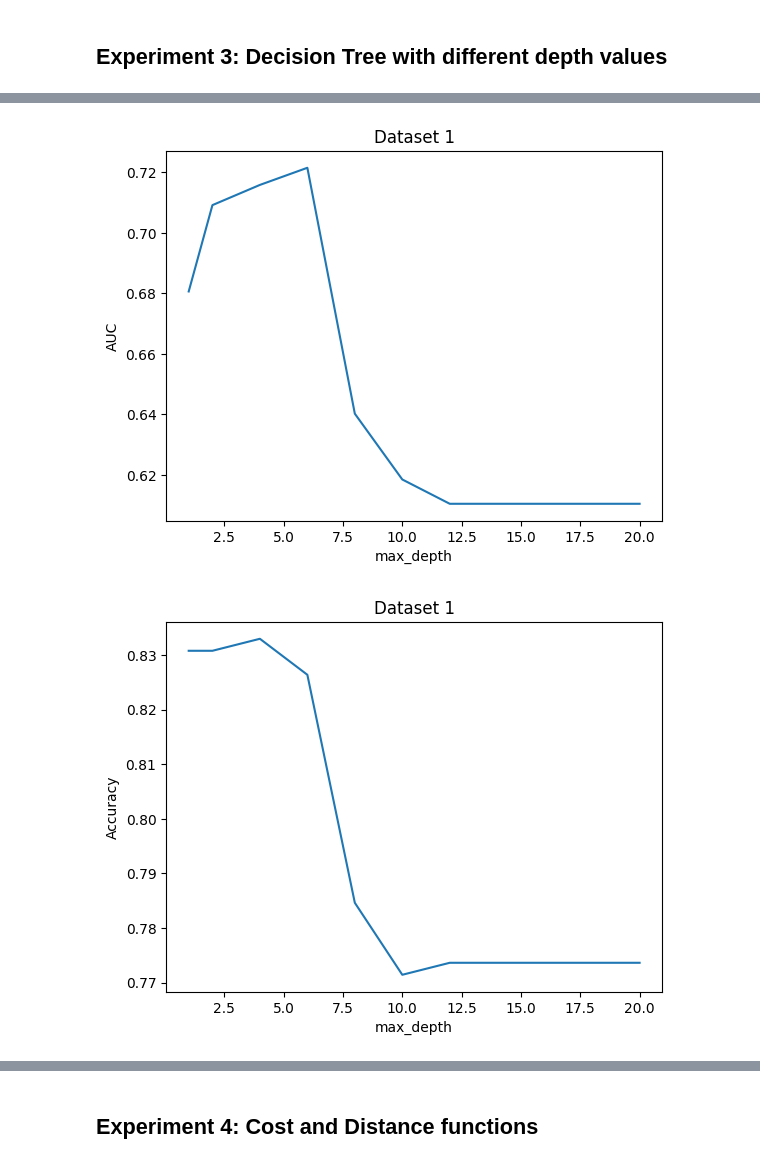
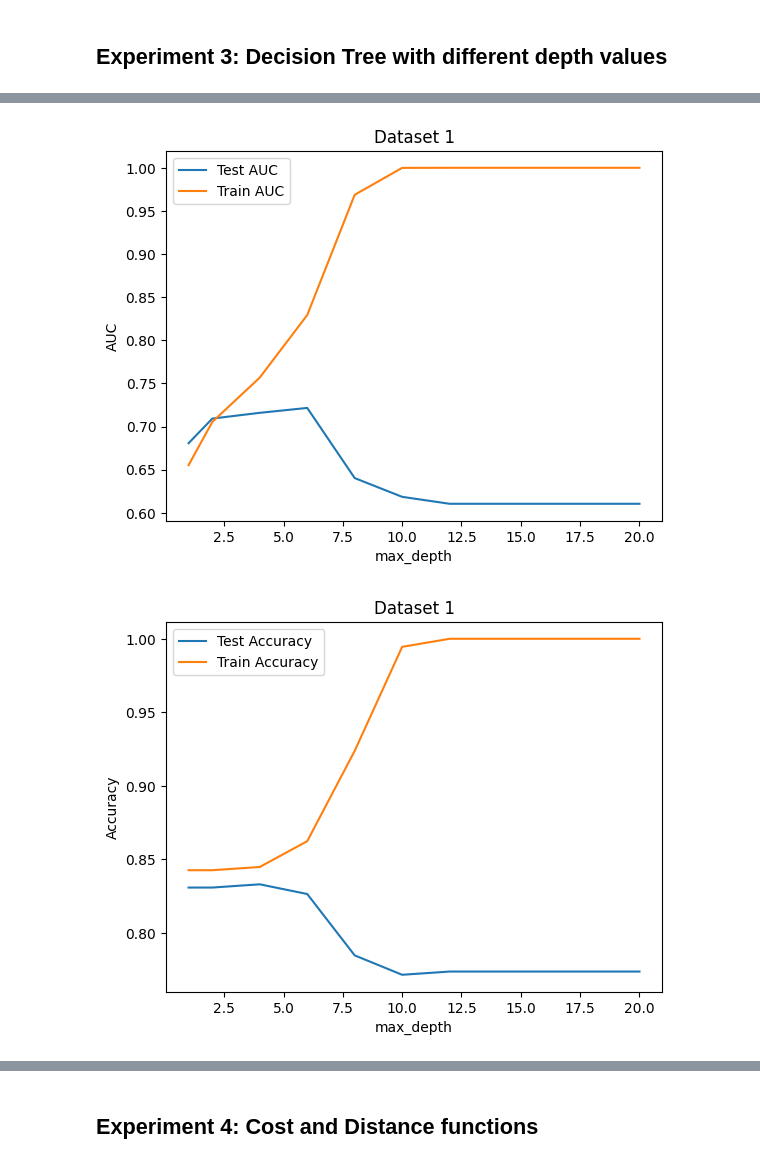
Before and after one commit to rudolfKischer/comp551asgn1, a Jupyter notebook: KNNexperiments.ipynb, the cells around one changed output, grey strips where cells are left out. Cells and saved outputs as stored; diff of their text form; code cells hidden in the pictures.

```diff
--- a/KNNexperiments.ipynb
+++ b/KNNexperiments.ipynb
@@ -1103,8 +1106,8 @@ def experiment3(D, test_split=0.2, max_depth_start=1, max_depth_stop=10, max_dep
   return results
 
 # Run the experiment on the two datasets
-results_1 = experiment3(dataset_1, max_depth_stop=20, max_depth_step=2)
-results_2 = experiment3(dataset_2)
+ex3_results_1 = experiment3(dataset_1, max_depth_stop=20, max_depth_step=2)
+ex3_results_2 = experiment3(dataset_2)
 # %% [output]
 max_depth=1, AUC_t=0.6551747604529616, AUC_e=0.6806156806156806, Accuracy_t=0.8425671969281404, Accuracy_e=0.8307692307692308
 max_depth=2, AUC_t=0.7052720764372823, AUC_e=0.7091836734693877, Accuracy_t=0.8425671969281404, Accuracy_e=0.8307692307692308
@@ -1126,52 +1129,56 @@ max_depth=10, AUC_t=1.0, AUC_e=0.9893617021276595, Accuracy_t=1.0, Accuracy_e=0.
 # %%
 def plot_result_exp3(results, title):
   plt.plot(results['max_depth'], results['AUC_e'], label='Test AUC')
+  plt.plot(results['max_depth'], results['AUC_t'], label='Train AUC')
   plt.xlabel('max_depth')
   plt.ylabel('AUC')
+  plt.legend()
   plt.title(title)
   plt.show()
 
   # plot the accuracy for each max_depth value
   plt.plot(results['max_depth'], results['Accuracy_e'], label='Test Accuracy')
+  plt.plot(results['max_depth'], results['Accuracy_t'], label='Train Accuracy')
   plt.xlabel('max_depth')
   plt.ylabel('Accuracy')
+  plt.legend()
   plt.title(title)
   plt.show()
 # %%
 
 # plot the results for each dataset
-plot_result_exp3(results_1, 'Dataset 1')
-plot_result_exp3(results_2, 'Dataset 2')
+plot_result_exp3(ex3_results_1, 'Dataset 1')
+plot_result_exp3(ex3_results_2, 'Dataset 2')
 
 # plot the roc curve for the best max_depth value, the worst max_depth value, and the middle max_depth value
 def plot_max_depth_roc(results, max_depth_values, title):
   for max_depth in max_depth_values:
     row = results[results['max_depth'] == max_depth]
     fpr = row['fpr_e'].values[0]
     tpr = row['tpr_e'].values[0]
     roc_auc = row['AUC_e'].values[0]
     fpr_t = row['fpr_t'].values[0]
     tpr_t = row['tpr_t'].values[0]
     roc_auc_t = row['AUC_t'].values[0]
     plot_t_e_roc_curve(fpr_t, tpr_t, roc_auc_t, fpr, tpr, roc_auc, title + f' max_depth={max_depth}')
 
 
 def get_max_depth_to_plot(results):
   min_auc = results['Accuracy_e'].min()
   max_auc = results['Accuracy_e'].max()
 
   # get the k values for the min, max, and median AUC
   min_depth_values = results[results['Accuracy_e'] == min_auc]['max_depth'].iloc[0]
   max_max_depth_values = results[results['Accuracy_e'] == max_auc]['max_depth'].iloc[0]
 
   # get the first from each series
 
   # middle_k = middle_k_values.iloc[0]
   max_depth_values = [min_depth_values, max_max_depth_values]
   return max_depth_values
 
-plot_max_depth_roc(results_1, get_max_depth_to_plot(results_1), 'Dataset 1')
-plot_max_depth_roc(results_2, get_max_depth_to_plot(results_2), 'Dataset 2')
+plot_max_depth_roc(ex3_results_1, get_max_depth_to_plot(ex3_results_1), 'Dataset 1')
+plot_max_depth_roc(ex3_results_2, get_max_depth_to_plot(ex3_results_2), 'Dataset 2')
 # %% [output]
-[figure, old version]
+[figure, new version]
-[figure, old version]
+[figure, new version]
```
Also changed, not shown: parts of 15 cells of this notebook.
